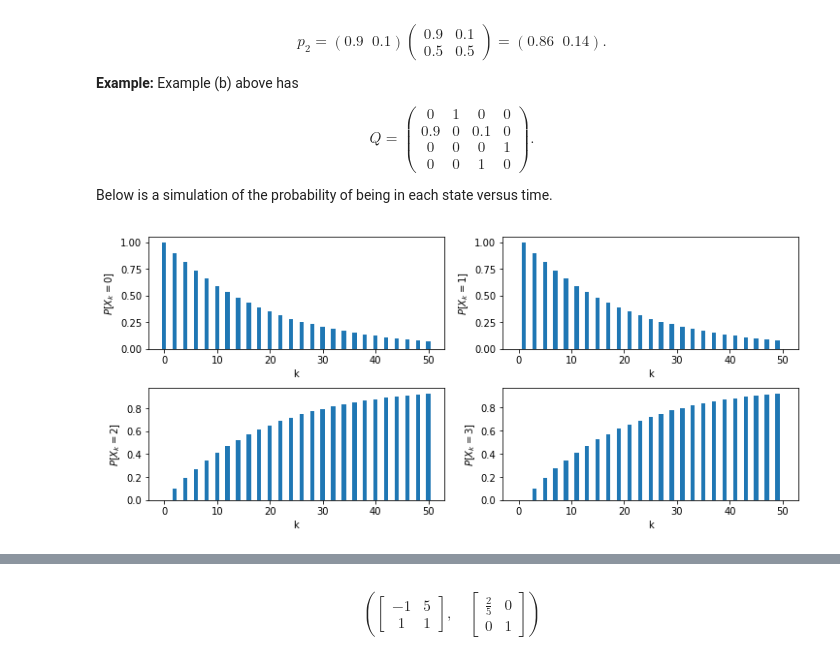
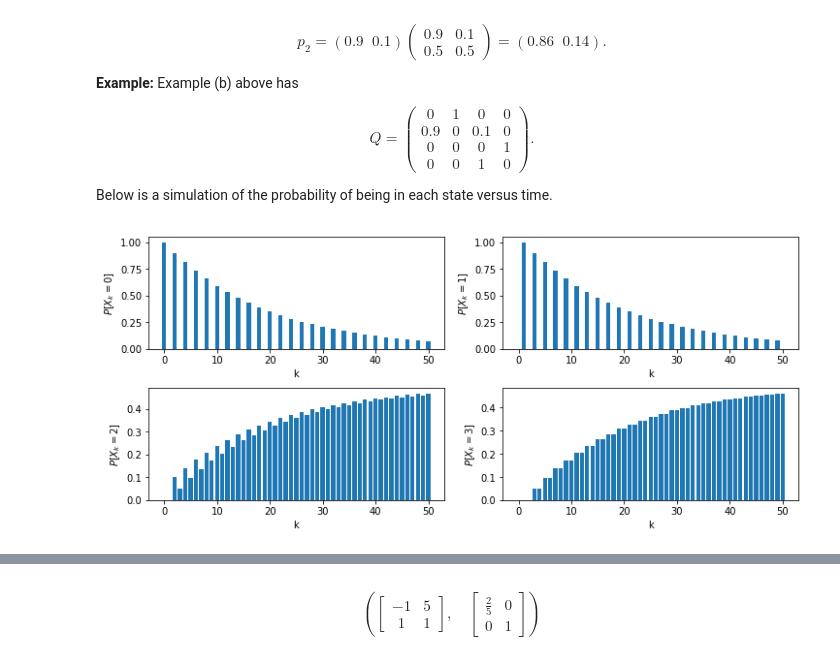
Before and after one commit to klavins/EE502P, a Jupyter notebook: 8.Probability.ipynb, the cells around one changed output, grey strips where cells are left out. Saved outputs shown, nothing was run; the diff lists cells and outputs as text; code cells hidden in the pictures.

```diff
--- a/8.Probability.ipynb
+++ b/8.Probability.ipynb
@@ -599,32 +599,32 @@ Below is a simulation of the probability of being in each state versus time.
 # %%
 p = np.array([1,0,0,0]); # Initial probability vector
 
 Q = np.array([           # Transition probability matrix
     [0,1,0,0],
     [0.9,0,0.1,0],
-    [0,0,0,1],
-    [0,0,1,0]
+    [0,0,0.5,0.5],
+    [0,0,0.5,0.5]
 ]);
 
 n = 50;
 x = [p]
 
 for _ in range(n):
     p = p.dot(Q)   # Here's the update!
     x.append(p)
 
 t = range(n+1)
 x = np.array(x)
 
 fig,ax = plt.subplots(2,2,figsize=(12,5))
 plt.subplots_adjust(hspace=0.35)
 for i in range(4):
     a = ax[int(i/2)][i%2]
     a.bar(t,x[:,i])
     a.set_ylabel("$P[X_k=%d]$" % i)
     a.set_xlabel("k");
 # %% [output]
-[figure, old version]
+[figure, new version]
 # %% [markdown]
 ## Properties of Stochastic Matrices
 
```
Also changed, not shown: parts of 5 cells of this notebook.
